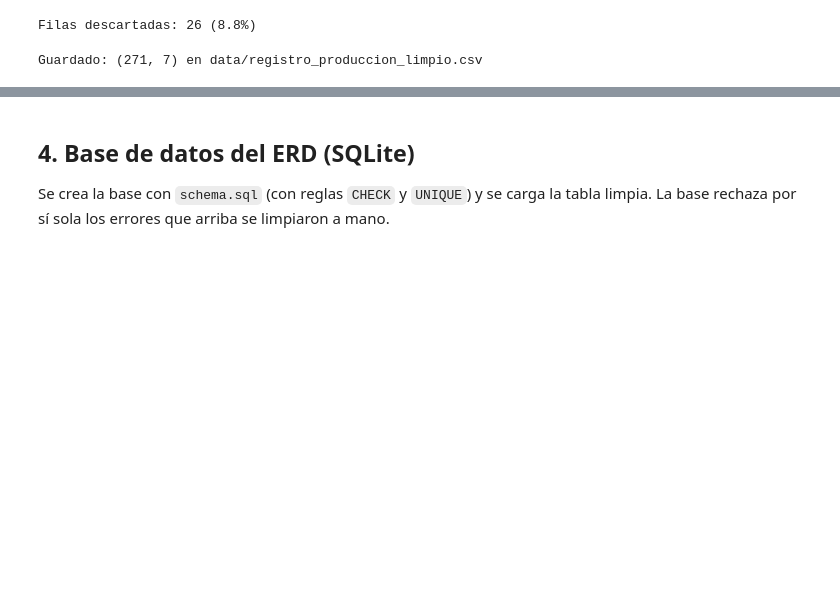
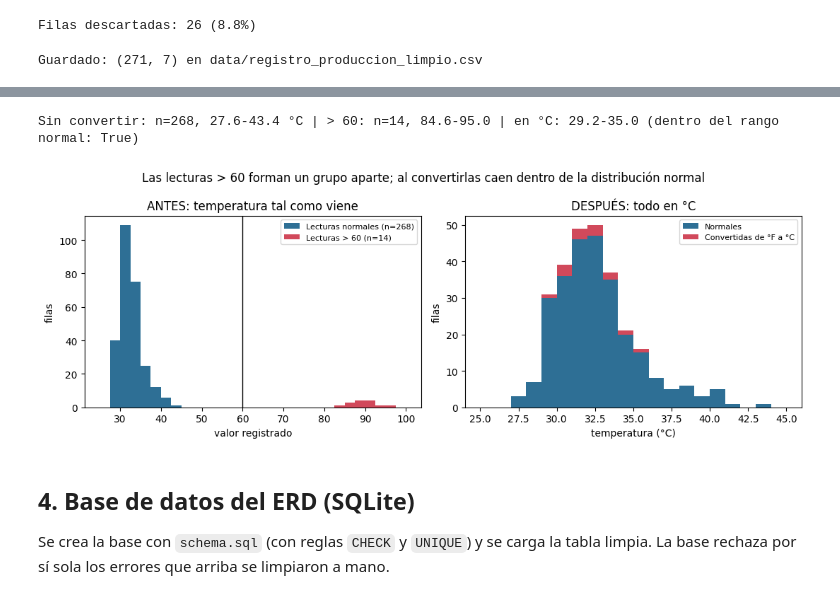
Before and after one commit to cristhiangg61-cmd/electiva-vi-ciencia-datos-2026-b-g1, a Jupyter notebook: 09-week/c2-activity/limpieza_y_consultas.ipynb, the cells around one changed output, grey strips where cells are left out. Saved outputs shown, nothing was run; the diff lists cells and outputs as text; code cells hidden in the pictures; blank space fills up the shorter version.

Commit message:
c2-activity: correcciones tras segunda revision (figuras, sensibilidad, correlacion por turno)

```diff
--- a/09-week/c2-activity/limpieza_y_consultas.ipynb
+++ b/09-week/c2-activity/limpieza_y_consultas.ipynb
@@ -279,3 +315,28 @@ Guardado: (271, 7) en data/registro_produccion_limpio.csv
+# %%
+FIG = BASE / "figuras"; FIG.mkdir(exist_ok=True)
+t_orig = pd.to_numeric(df.drop_duplicates()["temperatura"].astype(str).str.replace(",", ".", regex=False),
+                       errors="coerce").dropna()
+en_f = t_orig > SENSOR_MAX
+conv_c = ((t_orig[en_f] - 32) * 5 / 9).round(1)
+no_conv = t_orig[~en_f]
+print(f"Sin convertir: n={len(no_conv)}, {no_conv.min():.1f}-{no_conv.max():.1f} °C | "
+      f"> 60: n={int(en_f.sum())}, {t_orig[en_f].min():.1f}-{t_orig[en_f].max():.1f} | "
+      f"en °C: {conv_c.min():.1f}-{conv_c.max():.1f} (dentro del rango normal: "
+      f"{conv_c.between(no_conv.min(), no_conv.max()).all()})")
+
+fig, ax = plt.subplots(1, 2, figsize=(11, 4))
+ax[0].hist(no_conv, bins=np.arange(25, 101, 2.5), color="#2e6f95", label=f"Lecturas normales (n={len(no_conv)})")
+ax[0].hist(t_orig[en_f], bins=np.arange(25, 101, 2.5), color="#d1495b", label=f"Lecturas > 60 (n={int(en_f.sum())})")
+ax[0].axvline(SENSOR_MAX, color="black", lw=1)
+ax[0].set(title="ANTES: temperatura tal como viene", xlabel="valor registrado", ylabel="filas"); ax[0].legend(fontsize=8)
+ax[1].hist([no_conv, conv_c], bins=np.arange(25, 46, 1), stacked=True, color=["#2e6f95", "#d1495b"],
+           label=["Normales", "Convertidas de °F a °C"])
+ax[1].set(title="DESPUÉS: todo en °C", xlabel="temperatura (°C)", ylabel="filas"); ax[1].legend(fontsize=8)
+fig.suptitle("Las lecturas > 60 forman un grupo aparte; al convertirlas caen dentro de la distribución normal")
+fig.tight_layout(); fig.savefig(FIG / "hist_temperatura.png", dpi=130); plt.show()
+# %% [output]
+Sin convertir: n=268, 27.6-43.4 °C | > 60: n=14, 84.6-95.0 | en °C: 29.2-35.0 (dentro del rango normal: True)
+[figure, added]
 # %% [markdown]
 ## 4. Base de datos del ERD (SQLite)
 Se crea la base con `schema.sql` (con reglas `CHECK` y `UNIQUE`) y se carga la tabla limpia. La base rechaza por sí sola los errores que arriba se limpiaron a mano.
```
Also changed, not shown: parts of 16 cells of this notebook, 15 other files.
